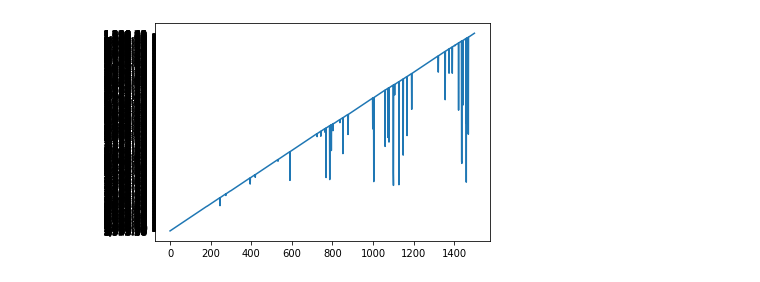
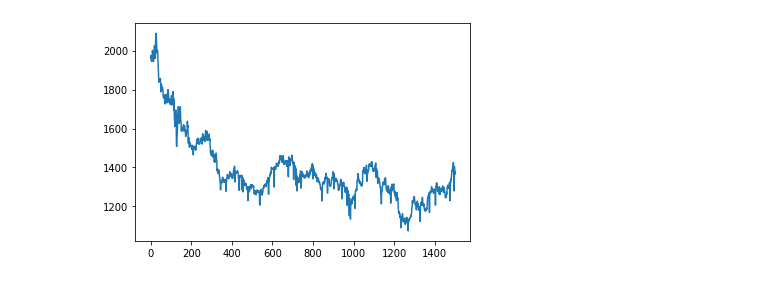
Before and after one commit to SuryanshNaugraiya/Bitcoin_Prediction_System, a Jupyter notebook: Gold_Price_Analysis.ipynb, the cells around one changed output. Cells and saved outputs as stored; diff of their text form; code cells hidden in the pictures.

```diff
--- a/Gold_Price_Analysis.ipynb
+++ b/Gold_Price_Analysis.ipynb
@@ -16,4 +16,4 @@ import numpy as np
 import pandas as pd
 import matplotlib.pyplot as plt
 
-df = pd.read_csv('gold_usd.csv')
+df1 = pd.read_csv('GoldPrice.csv')
@@ -35,0 +36,2 @@ df
+# %%
+df1=df1.drop(labels=['Date','Price','Open','Low'],axis=1)
@@ -36,5 +54,5 @@ df
 # %%
-plt.plot(df['open'][])
+plt.plot(df1)
 plt.show()
 # %% [output]
-[figure, old version]
+[figure, new version]
```
Also changed, not shown: parts of 21 cells of this notebook.
